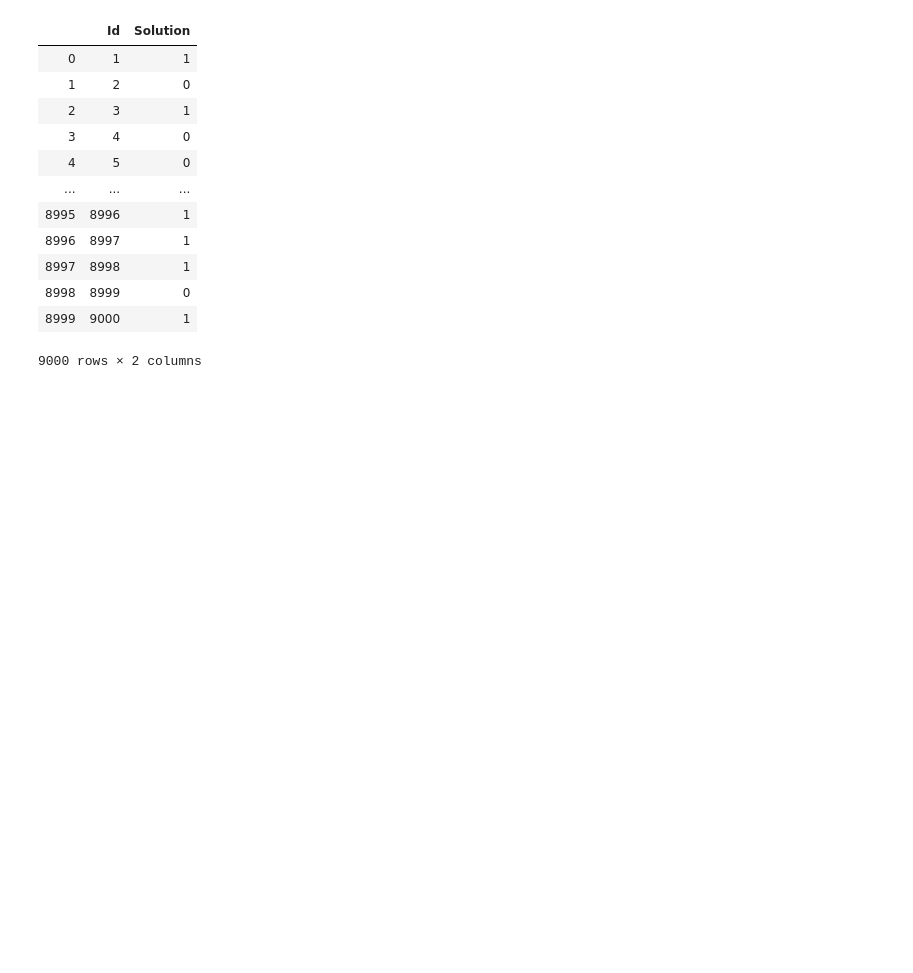
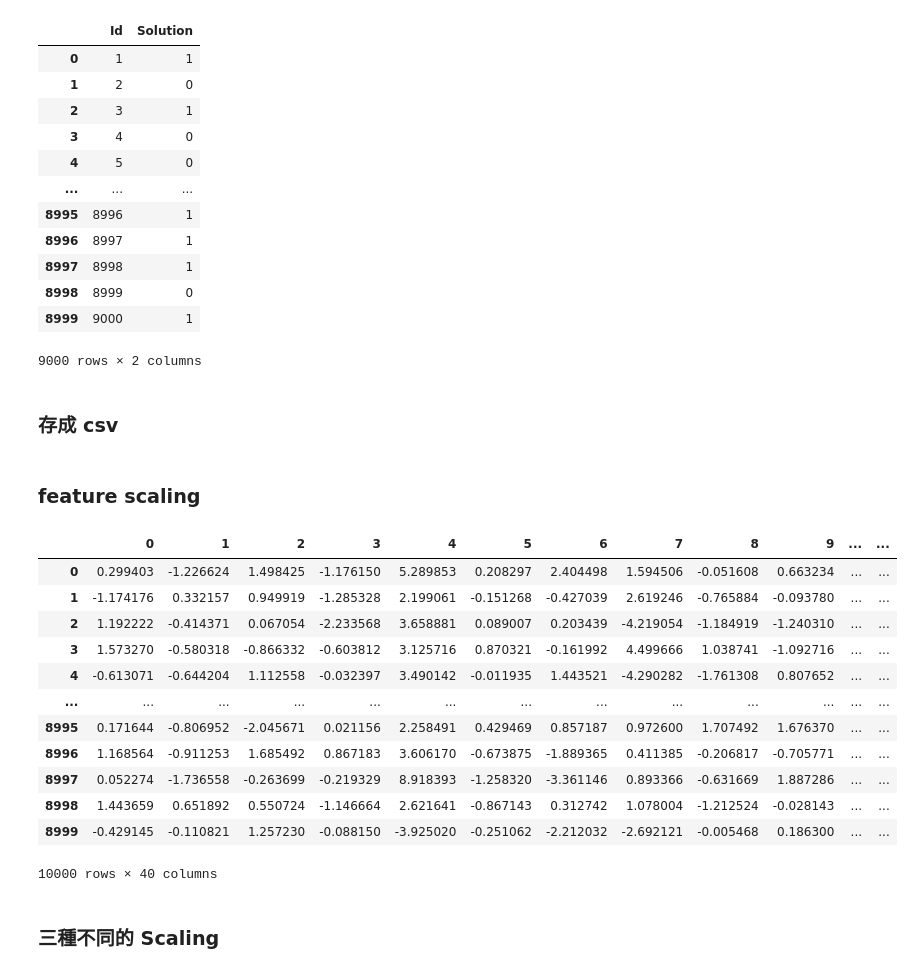
Before and after one commit to kung-bill/3rd-ML100Days, a Jupyter notebook: homework/Day_048_HW.ipynb, the cells around one changed output. Cells and saved outputs as stored; diff of their text form; code cells hidden in the pictures; blank space fills up the shorter version.

```diff
--- a/homework/Day_048_HW.ipynb
+++ b/homework/Day_048_HW.ipynb
@@ -89,6 +88,29 @@ submission_df
 | 8998 | 8999 | 0 |
 | 8999 | 9000 | 1 |
 9000 rows × 2 columns
+# %% [markdown]
+### 存成 csv
 # %%
 #產生submission DataFrame
 submission_df.to_csv('submission_no_normalization.csv', index=False)
+# %% [markdown]
+### feature scaling
+# %%
+df = pd.concat([train_data, test_data]) #上下合併成一個大的DataFrame (方便做 Scaling)
+df
+# %% [output]
+|  | 0 | 1 | 2 | 3 | 4 | 5 | 6 | 7 | 8 | 9 | ... | ... |
+| 0 | 0.299403 | -1.226624 | 1.498425 | -1.176150 | 5.289853 | 0.208297 | 2.404498 | 1.594506 | -0.051608 | 0.663234 | ... | ... |
+| 1 | -1.174176 | 0.332157 | 0.949919 | -1.285328 | 2.199061 | -0.151268 | -0.427039 | 2.619246 | -0.765884 | -0.093780 | ... | ... |
+| 2 | 1.192222 | -0.414371 | 0.067054 | -2.233568 | 3.658881 | 0.089007 | 0.203439 | -4.219054 | -1.184919 | -1.240310 | ... | ... |
+| 3 | 1.573270 | -0.580318 | -0.866332 | -0.603812 | 3.125716 | 0.870321 | -0.161992 | 4.499666 | 1.038741 | -1.092716 | ... | ... |
+| 4 | -0.613071 | -0.644204 | 1.112558 | -0.032397 | 3.490142 | -0.011935 | 1.443521 | -4.290282 | -1.761308 | 0.807652 | ... | ... |
+| ... | ... | ... | ... | ... | ... | ... | ... | ... | ... | ... | ... | ... |
+| 8995 | 0.171644 | -0.806952 | -2.045671 | 0.021156 | 2.258491 | 0.429469 | 0.857187 | 0.972600 | 1.707492 | 1.676370 | ... | ... |
+| 8996 | 1.168564 | -0.911253 | 1.685492 | 0.867183 | 3.606170 | -0.673875 | -1.889365 | 0.411385 | -0.206817 | -0.705771 | ... | ... |
+| 8997 | 0.052274 | -1.736558 | -0.263699 | -0.219329 | 8.918393 | -1.258320 | -3.361146 | 0.893366 | -0.631669 | 1.887286 | ... | ... |
+| 8998 | 1.443659 | 0.651892 | 0.550724 | -1.146664 | 2.621641 | -0.867143 | 0.312742 | 1.078004 | -1.212524 | -0.028143 | ... | ... |
+| 8999 | -0.429145 | -0.110821 | 1.257230 | -0.088150 | -3.925020 | -0.251062 | -2.212032 | -2.692121 | -0.005468 | 0.186300 | ... | ... |
+10000 rows × 40 columns
+# %% [markdown]
+### 三種不同的 Scaling
```
Also changed, not shown: parts of 29 cells of this notebook, 1 other file.
